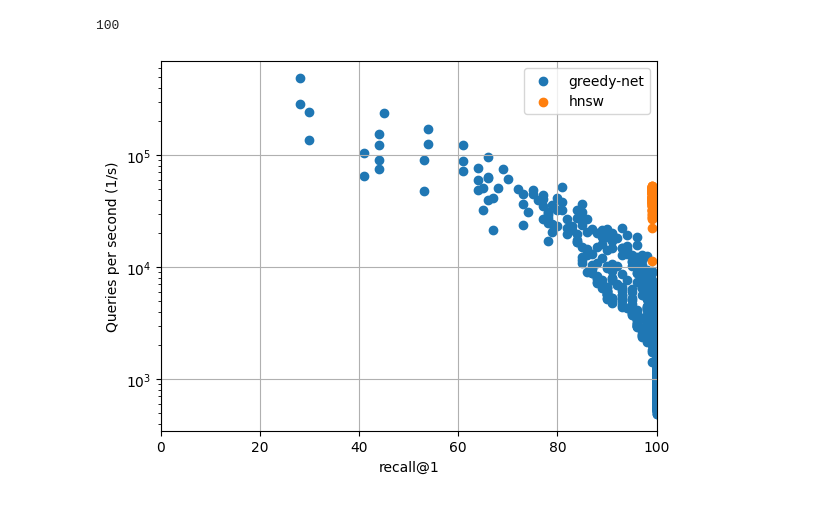
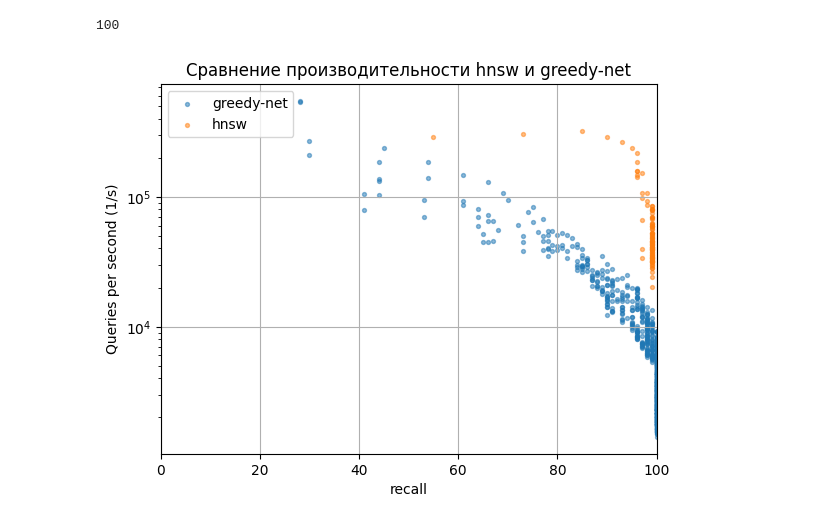
Before and after one commit to babin74/hse-anns, a Jupyter notebook: notebooks/greedy-net-3.ipynb, the cells around one changed output. Cells and saved outputs as stored; diff of their text form; code cells hidden in the pictures.

```diff
--- a/notebooks/greedy-net-3.ipynb
+++ b/notebooks/greedy-net-3.ipynb
@@ -169,25 +169,29 @@ distances = distances.reshape(data_test.shape[0])
 
 runs = []
 for ef in range(1, 100):
+    p.set_ef(ef)
     t1 = time.time_ns()
     _, distances = p.knn_query(data_test, k=1, num_threads=1)
     t2 = time.time_ns()
     distances.reshape(data_test.shape[0])
     distances = np.squeeze(distances)
+
     ans = np.array(ans)
     recall = np.sum(np.where(distances <= np.array(ans), 1, 0))
     runs.append([10**9 / (t2-t1) * data_test.shape[0],
                  recall * 100 / data_test.shape[0]])
 runs = np.array(runs)
 # %%
-plt.scatter(data[:,3], data[:,2], label='greedy-net')
-plt.scatter(runs[:,1], runs[:,0], label='hnsw')
+plt.scatter(data[:,3], data[:,2], label='greedy-net', alpha=0.5, s=8)
+plt.scatter(runs[:,1], runs[:,0], label='hnsw', alpha=0.5, s=8)
 plt.xlim(0, 100)
+# plt.ylim(0, 70000)
 plt.yscale('log')
 plt.grid()
 plt.legend()
-plt.xlabel('recall@1')
+plt.xlabel('recall')
 plt.ylabel('Queries per second (1/s)')
+plt.title('Сравнение производительности hnsw и greedy-net')
 plt.show()
 # %% [output]
-[figure, old version]
+[figure, new version]
```
Also changed, not shown: parts of 5 cells of this notebook, 4 other files.
